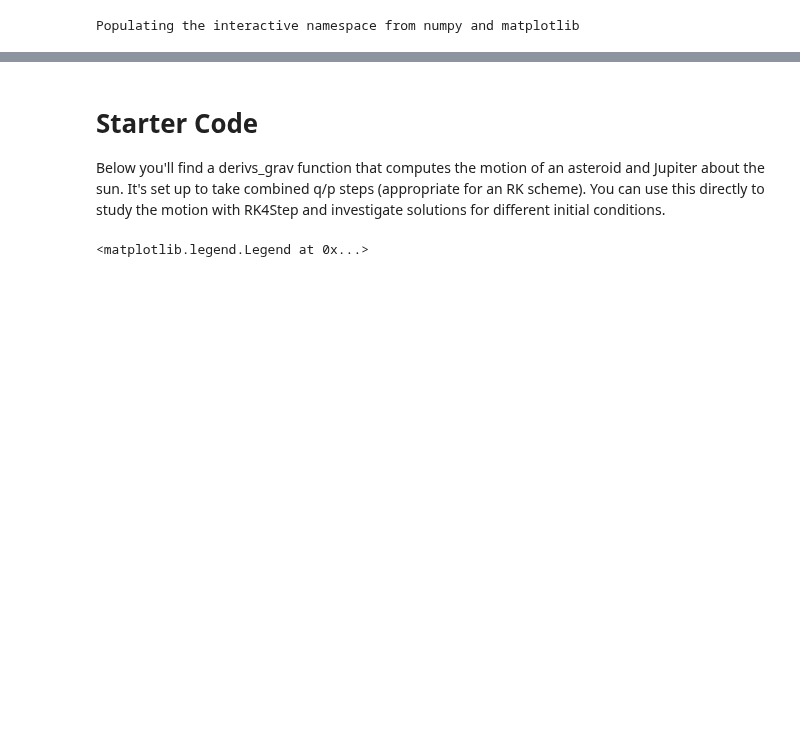
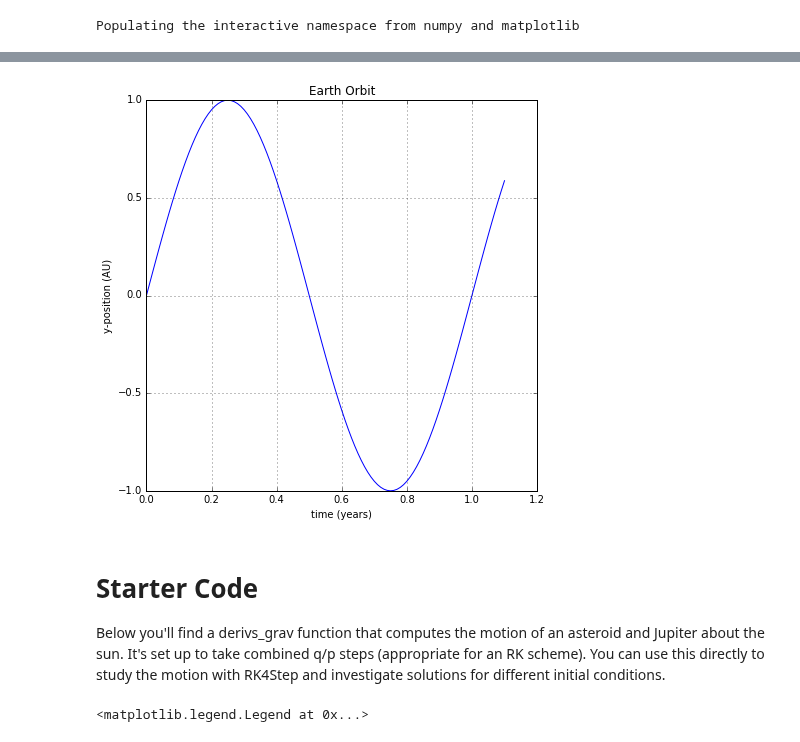
Before and after one commit to sspickle/sci-comp-notebooks, a Jupyter notebook: P04-HigherOrderMethods.ipynb, the cells around one changed output, grey strips where cells are left out. Saved outputs shown, nothing was run; the diff lists cells and outputs as text; code cells hidden in the pictures; blank space fills up the shorter version.

```diff
--- a/P04-HigherOrderMethods.ipynb
+++ b/P04-HigherOrderMethods.ipynb
@@ -245,3 +246,11 @@ plot(xlist, ylist)
+# %%
+title("Earth Orbit")
+xlabel("time (years)")
+ylabel("y-position (AU)")
+plot(tlist, ylist)
+grid()
+# %% [output]
+[figure, added]
 # %% [markdown]
 Starter Code
 ============
```
Also changed, not shown: parts of 7 cells of this notebook.
